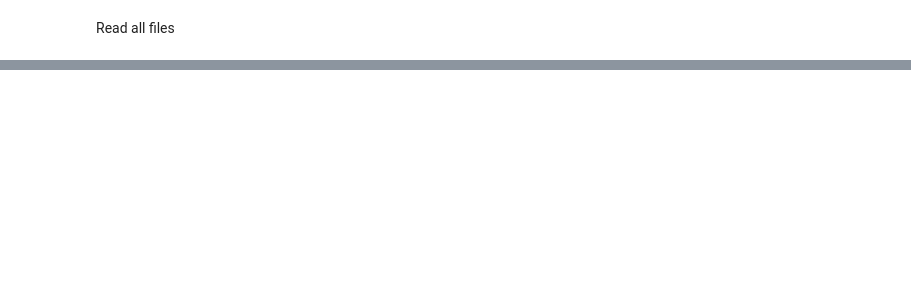
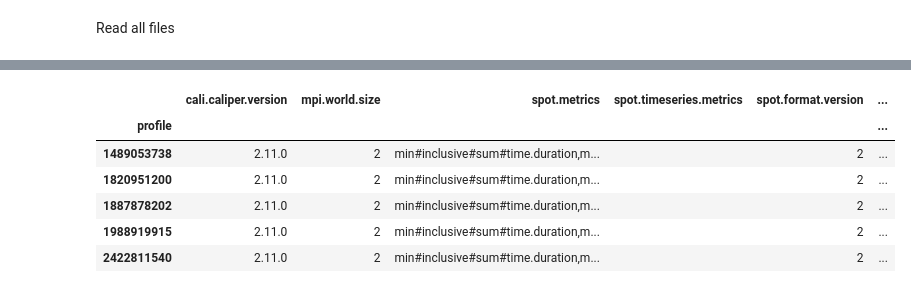
Before and after one commit to daaangdennis/CSCE435_Project_2024, a Jupyter notebook: Jupyter_Files/columnsort_analysis.ipynb, the cells around one changed output, grey strips where cells are left out. Cells and saved outputs as stored; diff of their text form; code cells hidden in the pictures; blank space fills up the shorter version.

```diff
--- a/Jupyter_Files/columnsort_analysis.ipynb
+++ b/Jupyter_Files/columnsort_analysis.ipynb
@@ -49,0 +59,10 @@ name User code    ◀  Only in left graph    ▶  Only in right graph
+# %%
+tk.metadata.head(5)
+# %% [output]
+|  | cali.caliper.version | mpi.world.size | spot.metrics | spot.timeseries.metrics | spot.format.version | ... |
+| profile |  |  |  |  |  | ... |
+| 1489053738 | 2.11.0 | 2 | min#inclusive#sum#time.duration,m... |  | 2 | ... |
+| 1820951200 | 2.11.0 | 2 | min#inclusive#sum#time.duration,m... |  | 2 | ... |
+| 1887878202 | 2.11.0 | 2 | min#inclusive#sum#time.duration,m... |  | 2 | ... |
+| 1988919915 | 2.11.0 | 2 | min#inclusive#sum#time.duration,m... |  | 2 | ... |
+| 2422811540 | 2.11.0 | 2 | min#inclusive#sum#time.duration,m... |  | 2 | ... |
```
Also changed, not shown: parts of 10 cells of this notebook, 18 other files.
